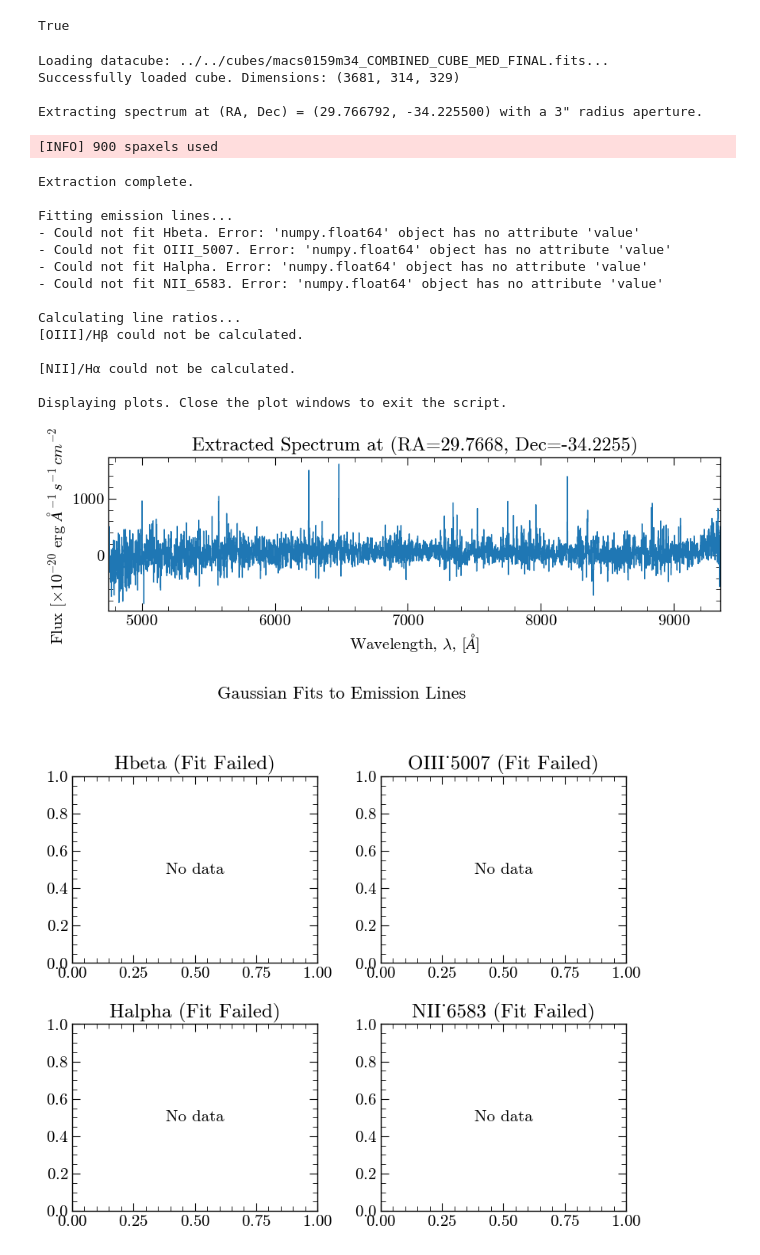
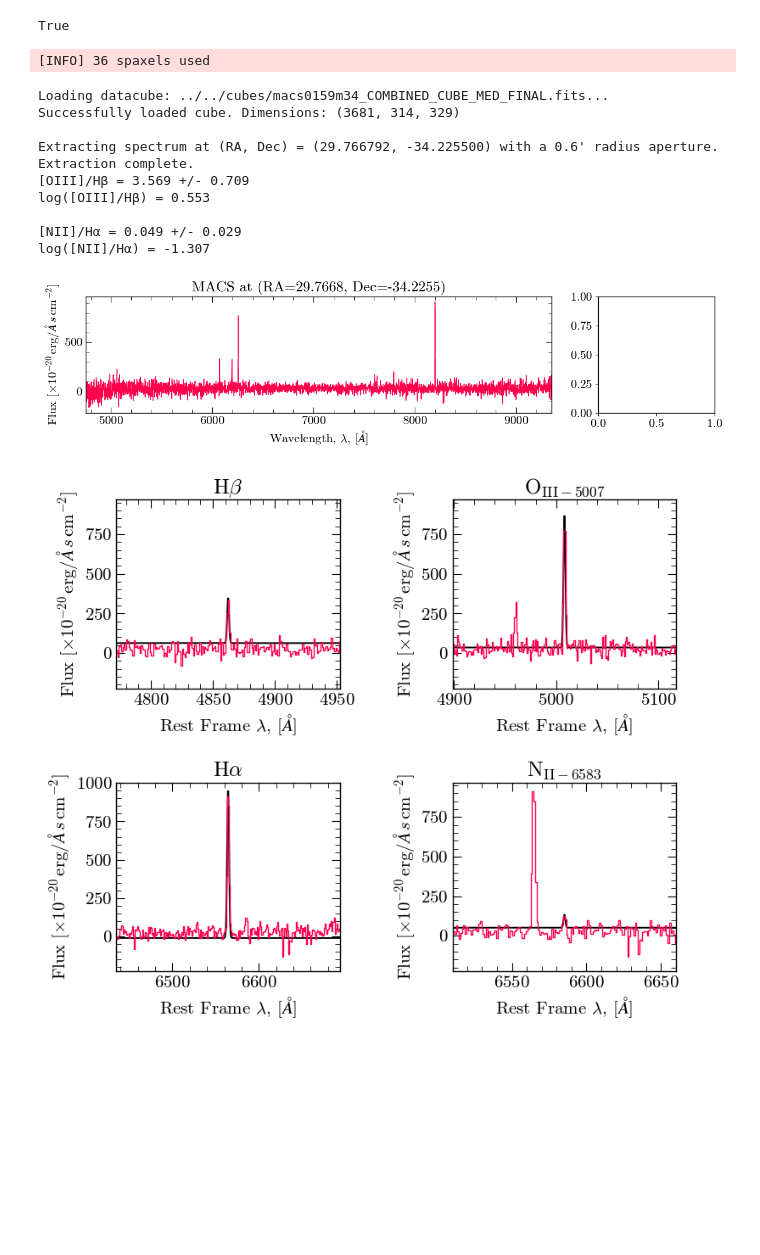
Before and after one commit to 0hardytom/eelgs, a Jupyter notebook: notebooks/week2/spectro.ipynb, the cells around one changed output. Saved outputs shown, nothing was run; the diff lists cells and outputs as text; code cells hidden in the pictures; blank space fills up the shorter version.

```diff
--- a/notebooks/week2/spectro.ipynb
+++ b/notebooks/week2/spectro.ipynb
@@ -11,8 +12,9 @@ pf.housestyle_rcparams()
 True
 # %%
 CUBE_PATH = '../../cubes/macs0159m34_COMBINED_CUBE_MED_FINAL.fits'
-RADIUS_ARCSEC = 3
-Z = 0.25
+TITLE = 'MACS'
+RADIUS_ARCSEC = .6
+Z = 0.249
 
 ra_hms = '01h59m04.03s'
 dec_dms = '-34d13m31.8s'
@@ -130,30 +146,24 @@ def analyze_galaxy_spectrum(cube_path, ra, dec, radius, z):
 # %%
-spec1 = analyze_galaxy_spectrum(
+spec, lf1 = analyze_galaxy_spectrum(
     cube_path=CUBE_PATH,
     ra=RA_DEG,
     dec=DEC_DEG,
     radius=RADIUS_ARCSEC,
-    z=Z
+    z=Z,
+    titlename=TITLE,
+    pref=ra_hms.replace('.','p')+'_'+dec_dms.replace('.','p')
 )
 # %% [output]
-Loading datacube: ../../cubes/macs0159m34_COMBINED_CUBE_MED_FINAL.fits...
-Successfully loaded cube. Dimensions: (3681, 314, 329)
-
-Extracting spectrum at (RA, Dec) = (29.766792, -34.225500) with a 3" radius aperture.
+[INFO] 36 spaxels used
-[INFO] 900 spaxels used
+Loading datacube: ../../cubes/macs0159m34_COMBINED_CUBE_MED_FINAL.fits...
+Successfully loaded cube. Dimensions: (3681, 314, 329)
+
+Extracting spectrum at (RA, Dec) = (29.766792, -34.225500) with a 0.6' radius aperture.
+Extraction complete.
+[OIII]/Hβ = 3.569 +/- 0.709
+log([OIII]/Hβ) = 0.553
+
+[NII]/Hα = 0.049 +/- 0.029
+log([NII]/Hα) = -1.307
-Extraction complete.
-
-Fitting emission lines...
-- Could not fit Hbeta. Error: 'numpy.float64' object has no attribute 'value'
-- Could not fit OIII_5007. Error: 'numpy.float64' object has no attribute 'value'
-- Could not fit Halpha. Error: 'numpy.float64' object has no attribute 'value'
-- Could not fit NII_6583. Error: 'numpy.float64' object has no attribute 'value'
-
-Calculating line ratios...
-[OIII]/Hβ could not be calculated.
-
-[NII]/Hα could not be calculated.
-
-Displaying plots. Close the plot windows to exit the script.
-[figure, old version]
+[figure, new version]
-[figure, old version]
+[figure, new version]
```
Also changed, not shown: parts of 3 cells of this notebook, 1 other file.
